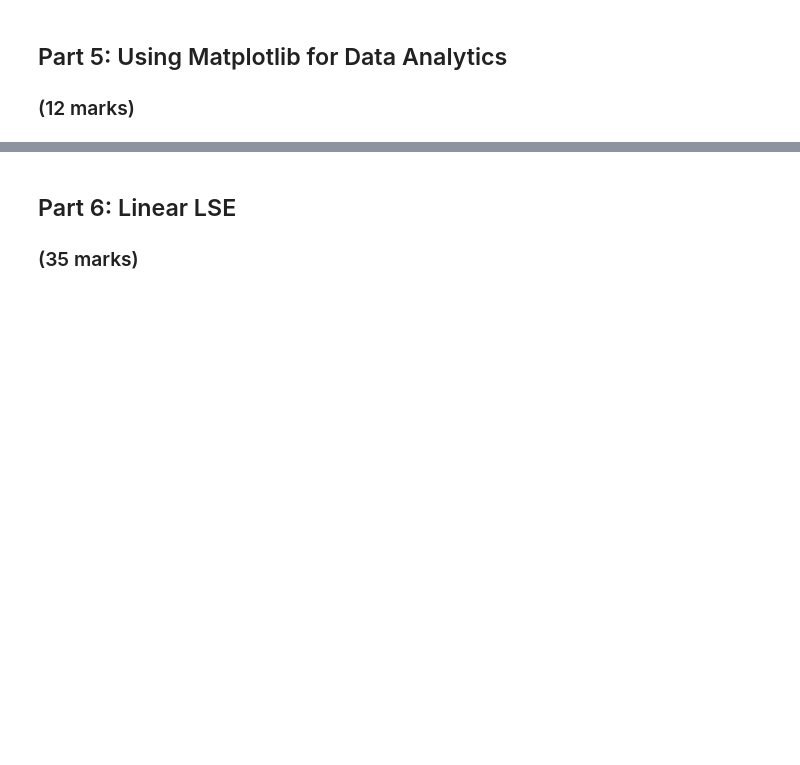
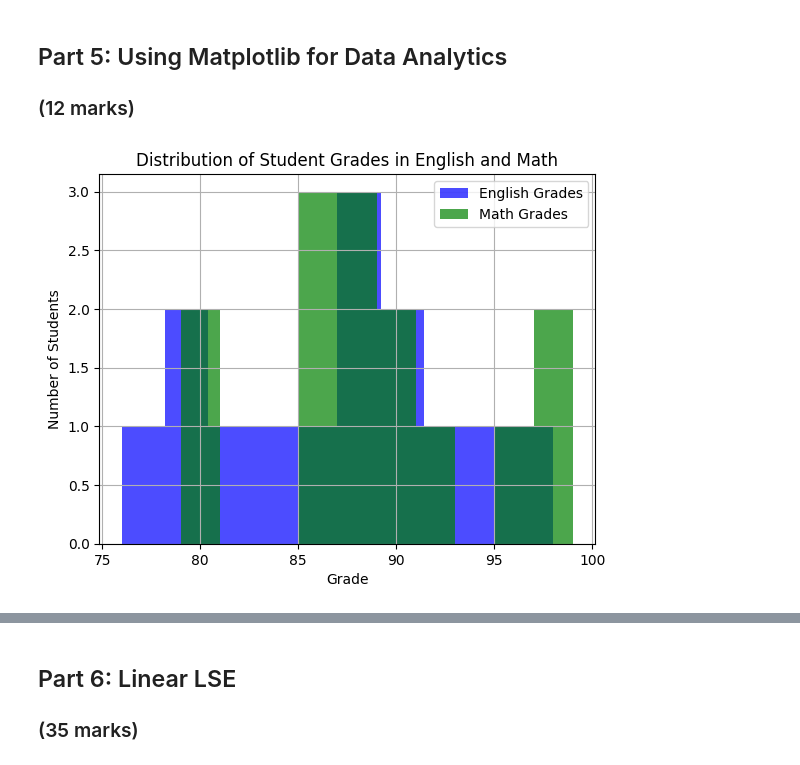
Before and after one commit to StephenNduba/ENGG680_2025_Fall, a Jupyter notebook: Lab_Assignment1/Assignment1.ipynb, the cells around one changed output, grey strips where cells are left out. Saved outputs shown, nothing was run; the diff lists cells and outputs as text; code cells hidden in the pictures; blank space fills up the shorter version.

```diff
--- a/Lab_Assignment1/Assignment1.ipynb
+++ b/Lab_Assignment1/Assignment1.ipynb
@@ -216,8 +217,8 @@ Account holder: Naomy, Balance: 1300
 # %%
 # Load the student grade CSV files into DataFrames using the defined variables
 # (1 marks)
-df_english =
-df_math =
+df_english = pd.read_csv('studentGrades_English.csv')
+df_math = pd.read_csv('studentGrades_Math.csv')
 # %%
 # Print the first 5 rows of df_english using the .head method
 #
@@ -247,4 +275,5 @@ df_studentGrades['GPA'] = df_studentGrades[['grade_English', 'grade_Math']].mean
 # .drop(columns=['<column_name1>','<column_name2>'] is a Pandas method that can be used to drop columns.
 # In the space below, drop the first name and last name associated with the math .csv file.
 # (2 mark)
-df_studentGrades =
+df_studentGrades = df_studentGrades.drop(columns=["firstName_Math", "lastName_Math"])
+df_studentGrades.head()
@@ -259,10 +302,10 @@ df_studentGrades =
 
 df_studentGrades = df_studentGrades.rename(columns={
     'firstName_English': 'firstName',
-    '<>': 'lastName',
-    '<>': 'englishGrade',
-    '<>': 'mathGrade'
-    })
+    'lastName_English': 'lastName',
+    'englishGrade_English': 'englishGrade',
+    'mathGrade_Math': 'mathGrade'
+})
 # %%
 # Now let's find out some statistics about our student grades!
 # Please use an appropriate Pandas method in the space below to display statistical values like
@@ -276,12 +330,12 @@ df_studentGrades = df_studentGrades.rename(columns={
 # In the code below, replace '<>' by choosing between 'str' for string or 'float' for float
 # to properly typecast each column.
 # (1 marks)
-df_studentGrades['studentID'] = df_studentGrades['studentID'].astype(<>)
-df_studentGrades['firstName'] = df_studentGrades['firstName'].astype(<>)
-df_studentGrades['lastName'] = df_studentGrades['lastName'].astype(<>)
-df_studentGrades['englishGrade'] = df_studentGrades['englishGrade'].astype(<>)
-df_studentGrades['mathGrade'] = df_studentGrades['mathGrade'].astype(<>)
-df_studentGrades['GPA'] = df_studentGrades['GPA'].astype(<>)
+df_studentGrades['studentID'] = df_studentGrades['studentID'].astype(str)
+df_studentGrades['firstName'] = df_studentGrades['firstName'].astype(str)
+df_studentGrades['lastName'] = df_studentGrades['lastName'].astype(str)
+df_studentGrades['grade_English'] = df_studentGrades['grade_English'].astype(float)
+df_studentGrades['grade_Math'] = df_studentGrades['grade_Math'].astype(float)
+df_studentGrades['GPA'] = df_studentGrades['GPA'].astype(float)
 # %%
 # Now let's see our statistics!
 df_studentGrades.describe()
@@ -394,24 +651,30 @@ print(df_studentsGPASorted_homeroom)
 # %%
 # Let's use matplotlib to display a histogram of the grades distribution
 # Histograms are useful for seeing the distribution of the students grades
 
-plt.figure(figsize=(10, 6))
-plt.hist(df_studentGrades['englishGrade'], bins=10, alpha=0.7, label='English Grades', color='blue')
+#plt.figure(figsize=(10, 6))
+plt.hist(df_studentGrades['grade_English'], bins=10, alpha=0.7, label='English Grades', color='blue')
 
 # Step 1: Use the line above as reference to create a histogram for the math grades
 # (1 mark)
 #
-
+plt.hist(df_studentGrades['grade_Math'], bins=10, alpha=0.7, label='Math Grades', color='green')
 # Step 2: Ensure that your plot is descriptive, so use labels (x and y axis), a title, and a legend.
 # Hint: Use the matplotlib .legend(loc='<location>') to add and place the legend.
 # You can use 'upper left', 'upper right', 'lower left', and 'lower right' to specify the location.
 # (3 marks)
 #
+plt.xlabel("Grade")
+plt.ylabel("Number of Students")
+plt.title("Distribution of Student Grades in English and Math")
+plt.legend(loc="upper right")
 plt.grid(True)
 
 # Step 3: Use the .savefig('<image_title>'.png) to output an image file of the histogram.
 # Please be sure to use a descriptive title!
 # (1 mark)
 #
-
+plt.savefig("student_grades_distribution.png")
 plt.show()
+# %% [output]
+[figure, added]
```
Also changed, not shown: parts of 52 cells of this notebook.
